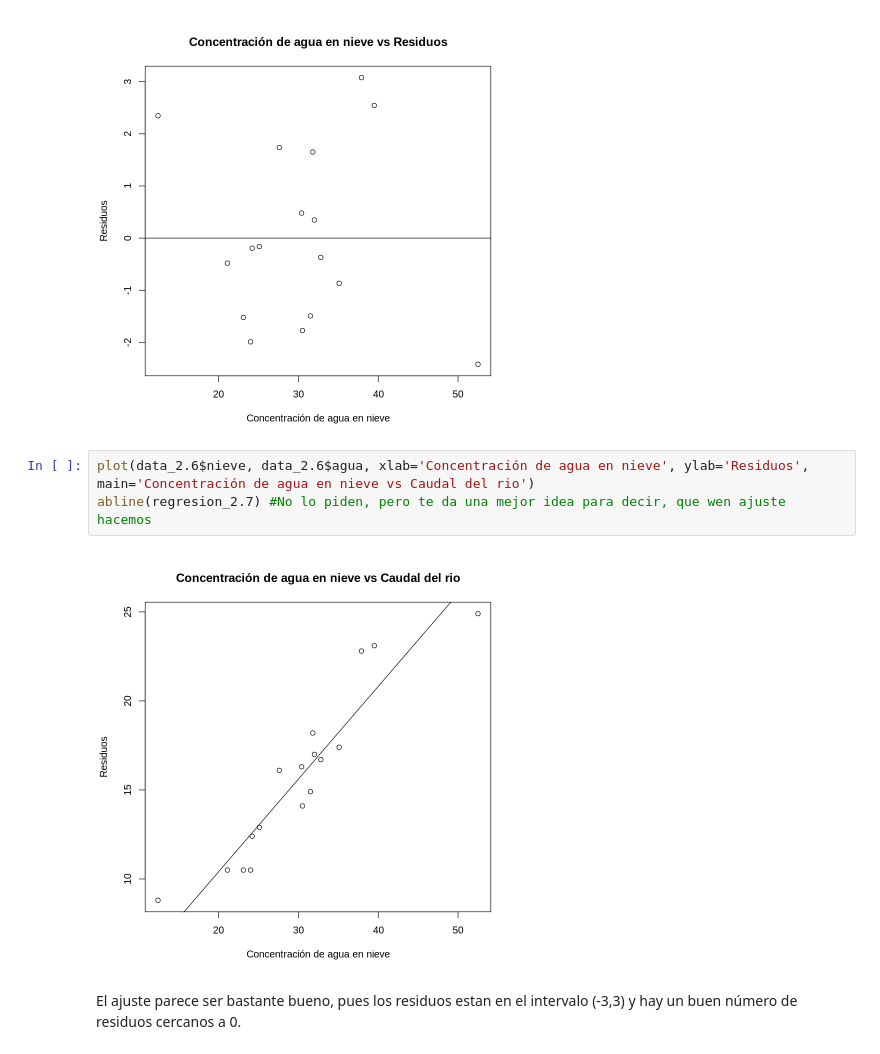
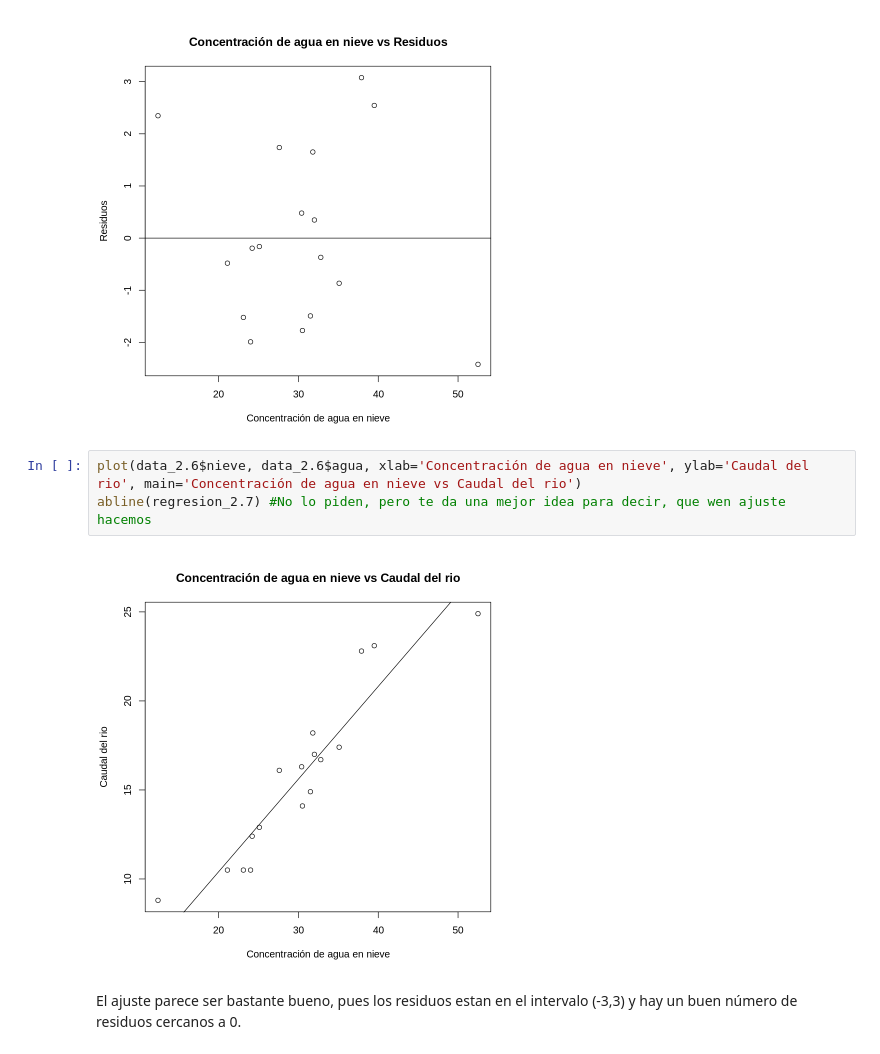
Before and after one commit to Taz-Ricardo/Mat-266, a Jupyter notebook: Tarea_1_regresion.ipynb, the cells around one changed output. Drawn from its saved outputs; the diff is of its cells as text.

```diff
--- a/Tarea_1_regresion.ipynb
+++ b/Tarea_1_regresion.ipynb
@@ -310,9 +310,9 @@ abline(h=0) #Esto debería ser lo solicitado
 # %% [output]
 [figure]
 # %%
-plot(data_2.6$nieve, data_2.6$agua, xlab='Concentración de agua en nieve', ylab='Residuos', main='Concentración de agua en nieve vs Caudal del rio')
+plot(data_2.6$nieve, data_2.6$agua, xlab='Concentración de agua en nieve', ylab='Caudal del rio', main='Concentración de agua en nieve vs Caudal del rio')
 abline(regresion_2.7) #No lo piden, pero te da una mejor idea para decir, que wen ajuste hacemos
 # %% [output]
-[figure, old version]
+[figure, new version]
 # %% [markdown]
 El ajuste parece ser bastante bueno, pues los residuos estan en el intervalo (-3,3) y hay un buen número de residuos cercanos a 0.
```
Also changed, not shown: parts of 18 cells of this notebook.
